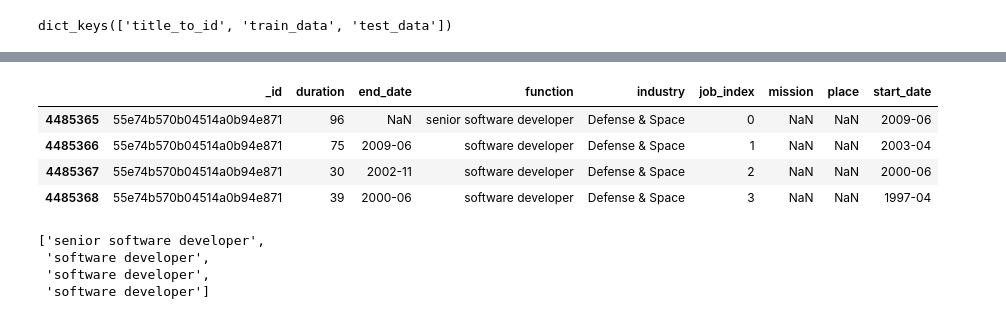
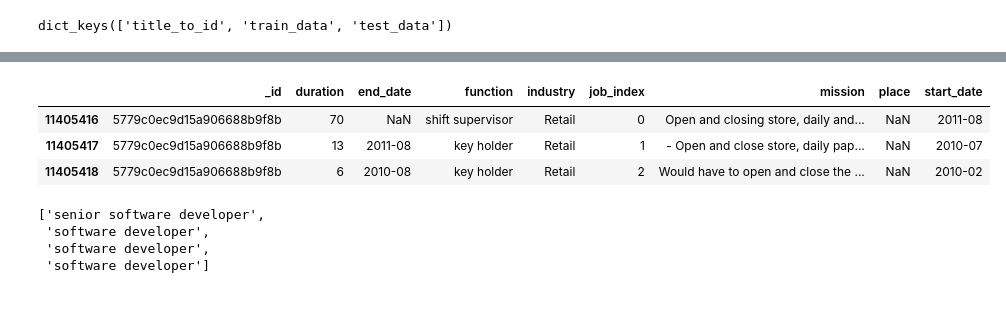
Before and after one commit to zaksoliman/career_prediction, a Jupyter notebook: notebooks/Untitled.ipynb, the cells around one changed output, grey strips where cells are left out. Cells and saved outputs as stored; diff of their text form; code cells hidden in the pictures.

```diff
--- a/notebooks/Untitled.ipynb
+++ b/notebooks/Untitled.ipynb
@@ -87,11 +30,10 @@ train_ids
 # %%
-data[data._id == "55e74b570b04514a0b94e871"]
+data[data._id == train_ids[23]]
 # %% [output]
 |  | _id | duration | end_date | function | industry | job_index | mission | place | start_date |
-| 4485365 | 55e74b570b04514a0b94e871 | 96 | NaN | senior software developer | Defense & Space | 0 | NaN | NaN | 2009-06 |
-| 4485366 | 55e74b570b04514a0b94e871 | 75 | 2009-06 | software developer | Defense & Space | 1 | NaN | NaN | 2003-04 |
-| 4485367 | 55e74b570b04514a0b94e871 | 30 | 2002-11 | software developer | Defense & Space | 2 | NaN | NaN | 2000-06 |
-| 4485368 | 55e74b570b04514a0b94e871 | 39 | 2000-06 | software developer | Defense & Space | 3 | NaN | NaN | 1997-04 |
+| 11405416 | 5779c0ec9d15a906688b9f8b | 70 | NaN | shift supervisor | Retail | 0 | Open and closing store, daily and... | NaN | 2011-08 |
+| 11405417 | 5779c0ec9d15a906688b9f8b | 13 | 2011-08 | key holder | Retail | 1 | - Open and close store, daily pap... | NaN | 2010-07 |
+| 11405418 | 5779c0ec9d15a906688b9f8b | 6 | 2010-08 | key holder | Retail | 2 | Would have to open and close the ... | NaN | 2010-02 |
 # %%
 func = data.groupby('_id')['function'].apply(list)
 # %%
```
Also changed, not shown: parts of 3 cells of this notebook, 3 other files.
